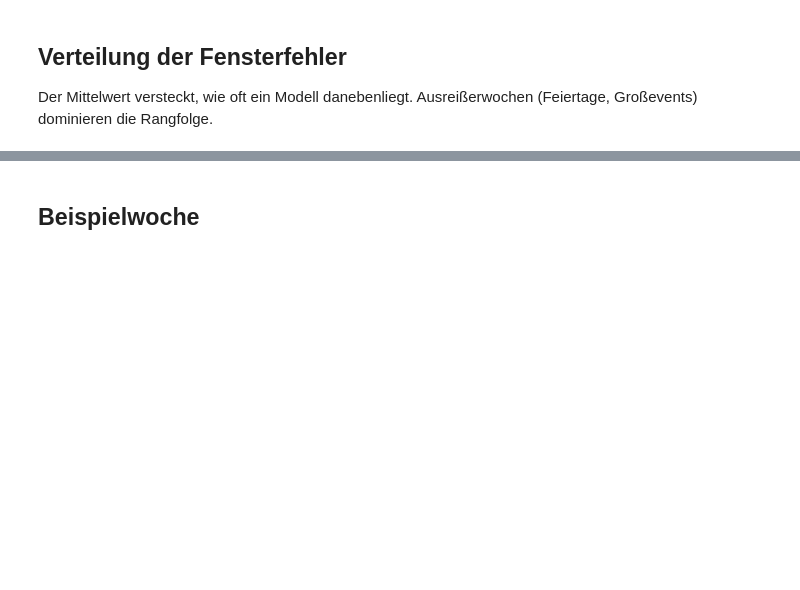
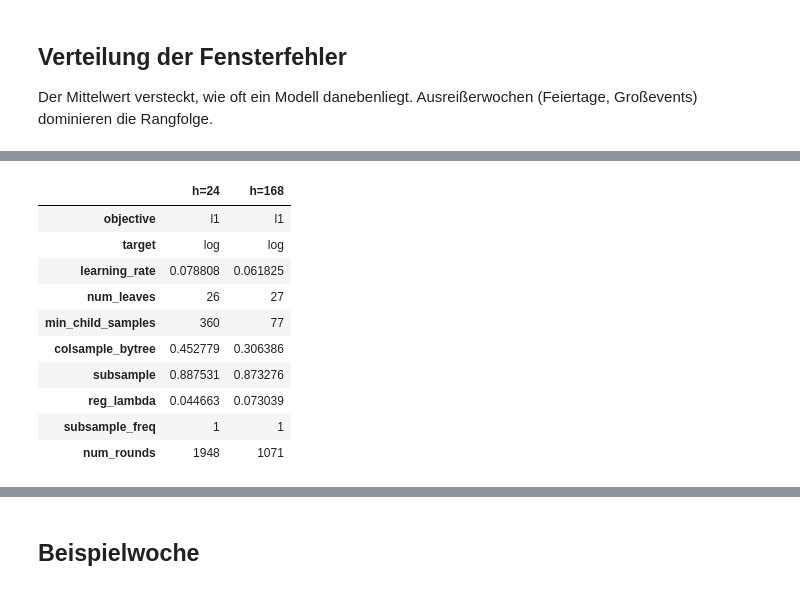
Before and after one commit to patrickresearch/pedestrian_traffic_forecast, a Jupyter notebook: notebooks/02_baselines.ipynb, the cells around one changed output, grey strips where cells are left out. Cells and saved outputs as stored; diff of their text form; code cells hidden in the pictures; blank space fills up the shorter version.

```diff
--- a/notebooks/02_baselines.ipynb
+++ b/notebooks/02_baselines.ipynb
@@ -40 +57,16 @@ ax.set(ylabel='MASE pro Fenster', title='7-Tage-Horizont');
+# %%
+import json
+pd.DataFrame(json.loads((RESULTS / 'lgb_params.json').read_text())).rename(columns=lambda h: f'h={h}')
+# %% [output]
+|  | h=24 | h=168 |
+| objective | l1 | l1 |
+| target | log | log |
+| learning_rate | 0.078808 | 0.061825 |
+| num_leaves | 26 | 27 |
+| min_child_samples | 360 | 77 |
+| colsample_bytree | 0.452779 | 0.306386 |
+| subsample | 0.887531 | 0.873276 |
+| reg_lambda | 0.044663 | 0.073039 |
+| subsample_freq | 1 | 1 |
+| num_rounds | 1948 | 1071 |
 # %% [markdown]
```
Also changed, not shown: parts of 7 cells of this notebook, 19 other files.
